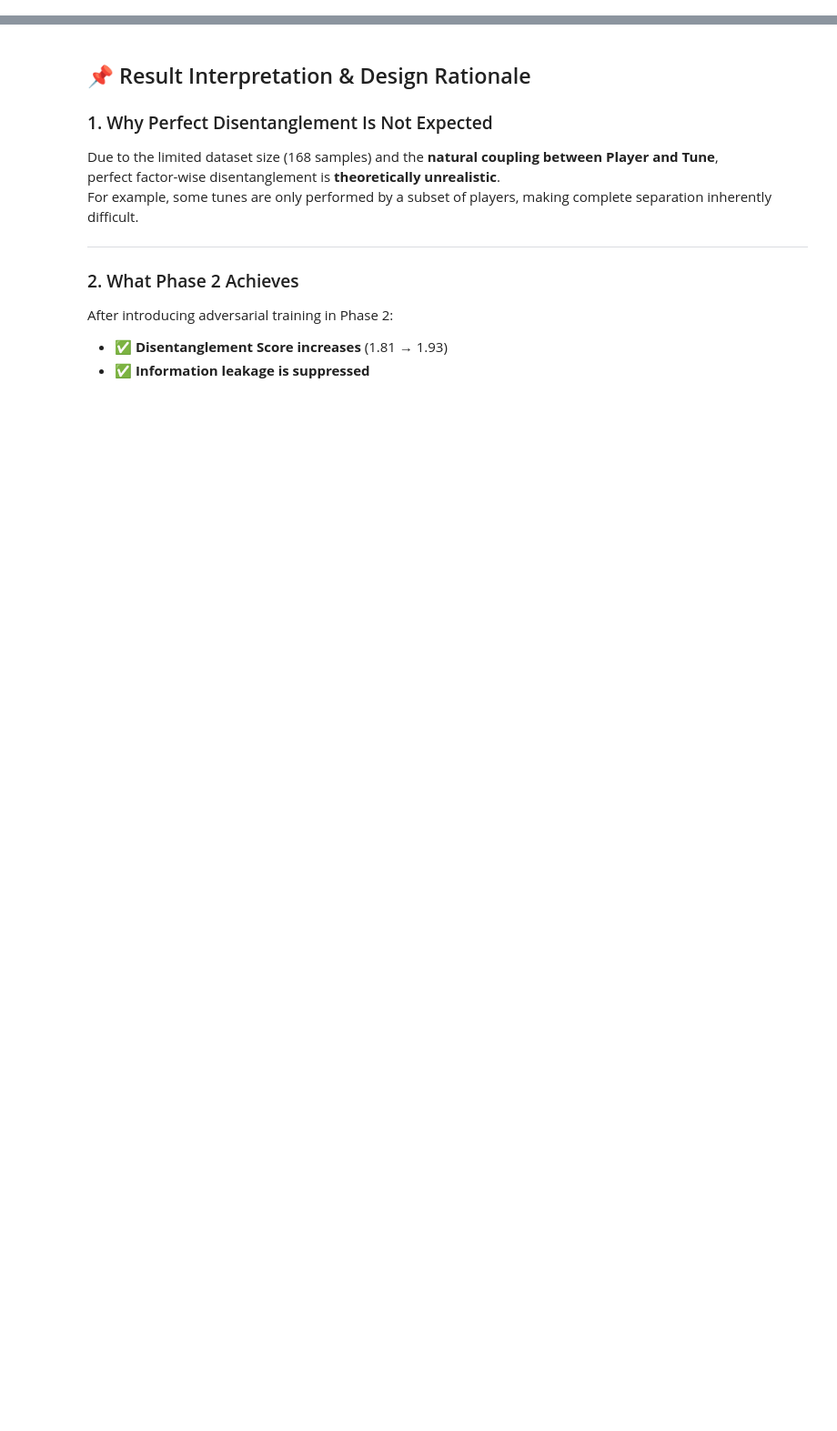
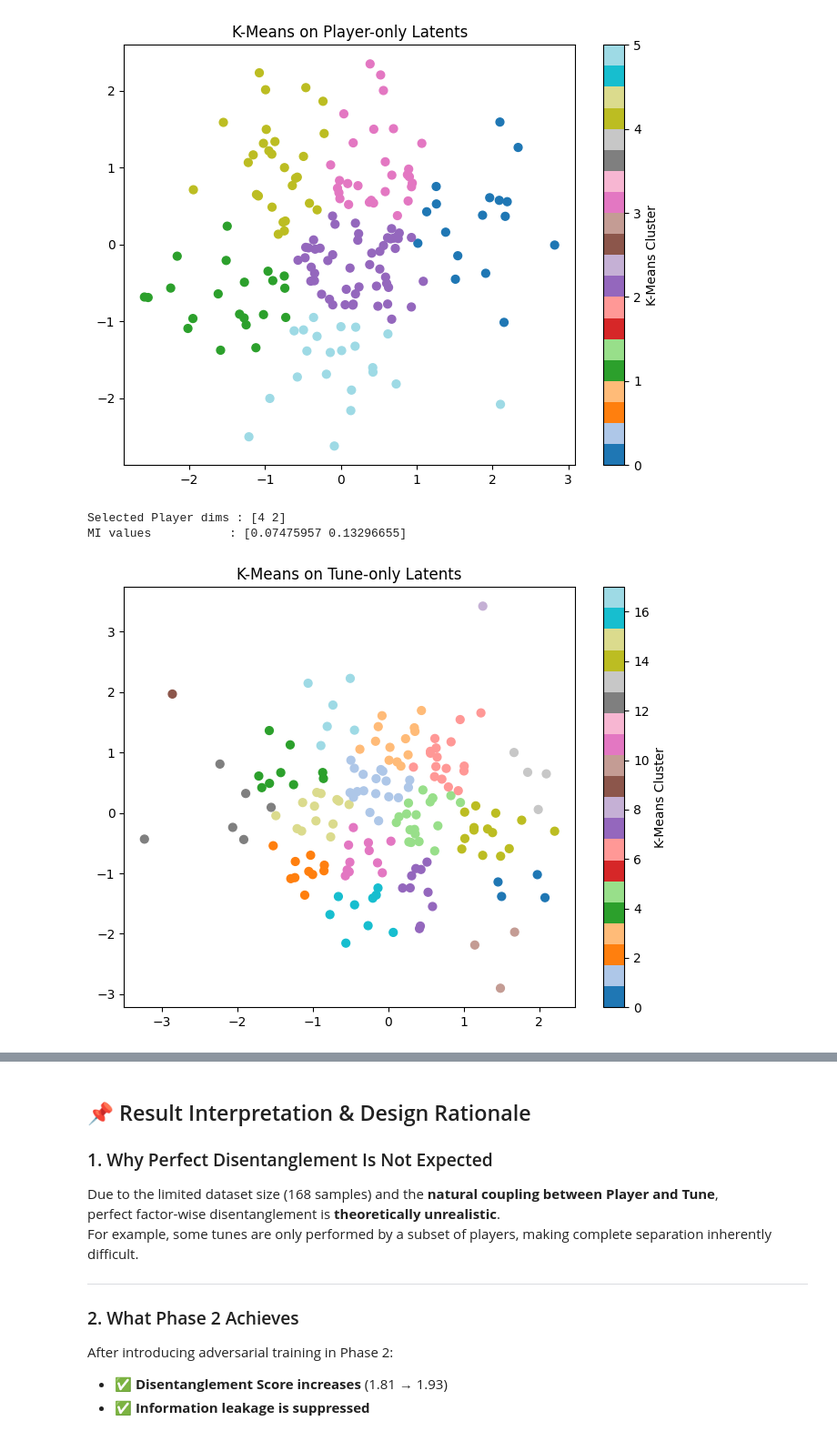
Before and after one commit to HuangSummer-95/irish-flute-disentanglement, a Jupyter notebook: music_style_disentanglement.ipynb, the cells around one changed output, grey strips where cells are left out. Shown at 91% size. Cells and saved outputs as stored; diff of their text form; code cells hidden in the pictures; blank space fills up the shorter version.

```diff
--- a/music_style_disentanglement.ipynb
+++ b/music_style_disentanglement.ipynb
@@ -686,4 +775,6 @@ y_p_tensor = torch.tensor(y_player, dtype=torch.long)
 y_t_tensor = torch.tensor(y_tune, dtype=torch.long)
 # %%
 z_np, BetaVAE_model = train_BetaVAE(X_tensor, input_dim=768)
+X = X_tensor
 plot_single_factor_latent_space(BetaVAE_model)
+# %% [output]
@@ -690,3 +797,7 @@ plot_single_factor_latent_space(BetaVAE_model)
+[figure, added]
+Selected Player dims : [4 2]
+MI values           : [0.07475957 0.13296655]
+[figure, added]
 # %%
 import torch.nn.functional as F
 from sklearn.feature_selection import mutual_info_classif
```
Also changed, not shown: parts of 23 cells of this notebook, 2 other files.
